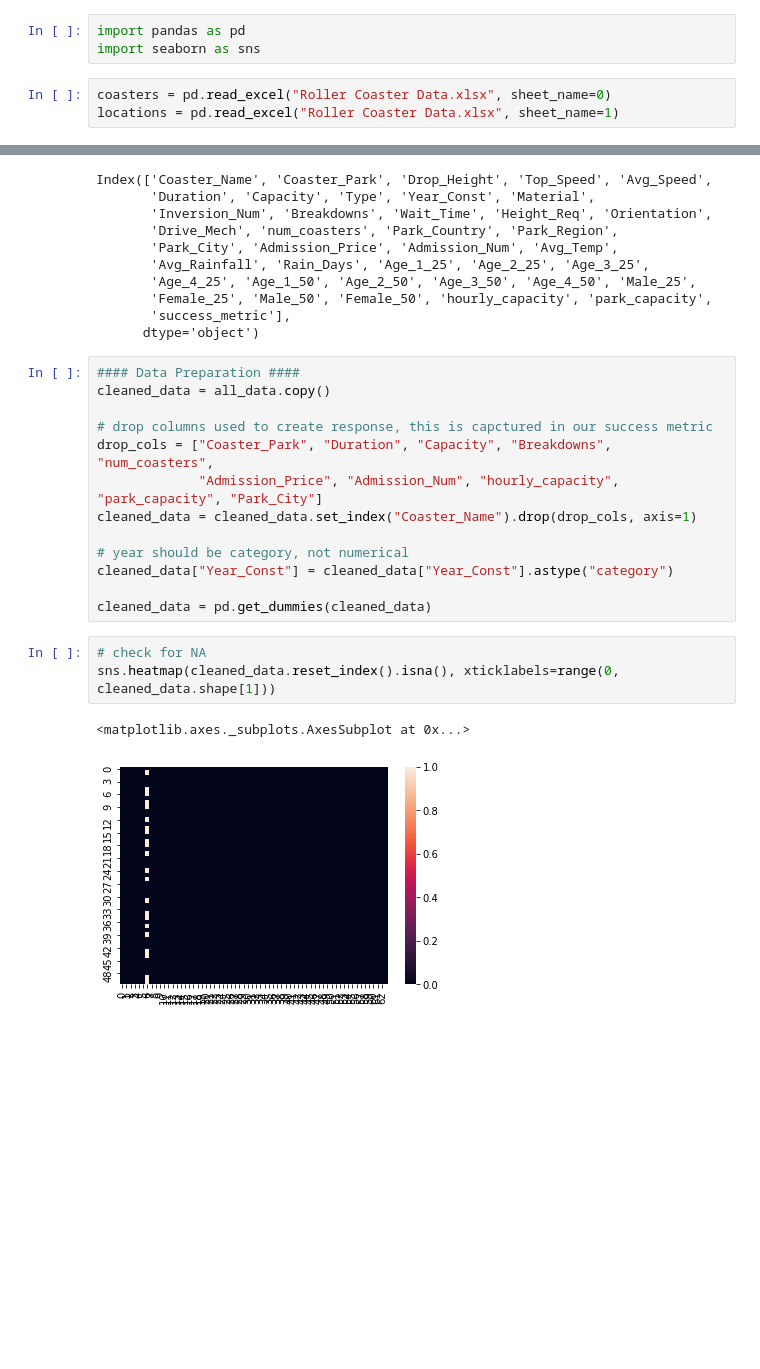
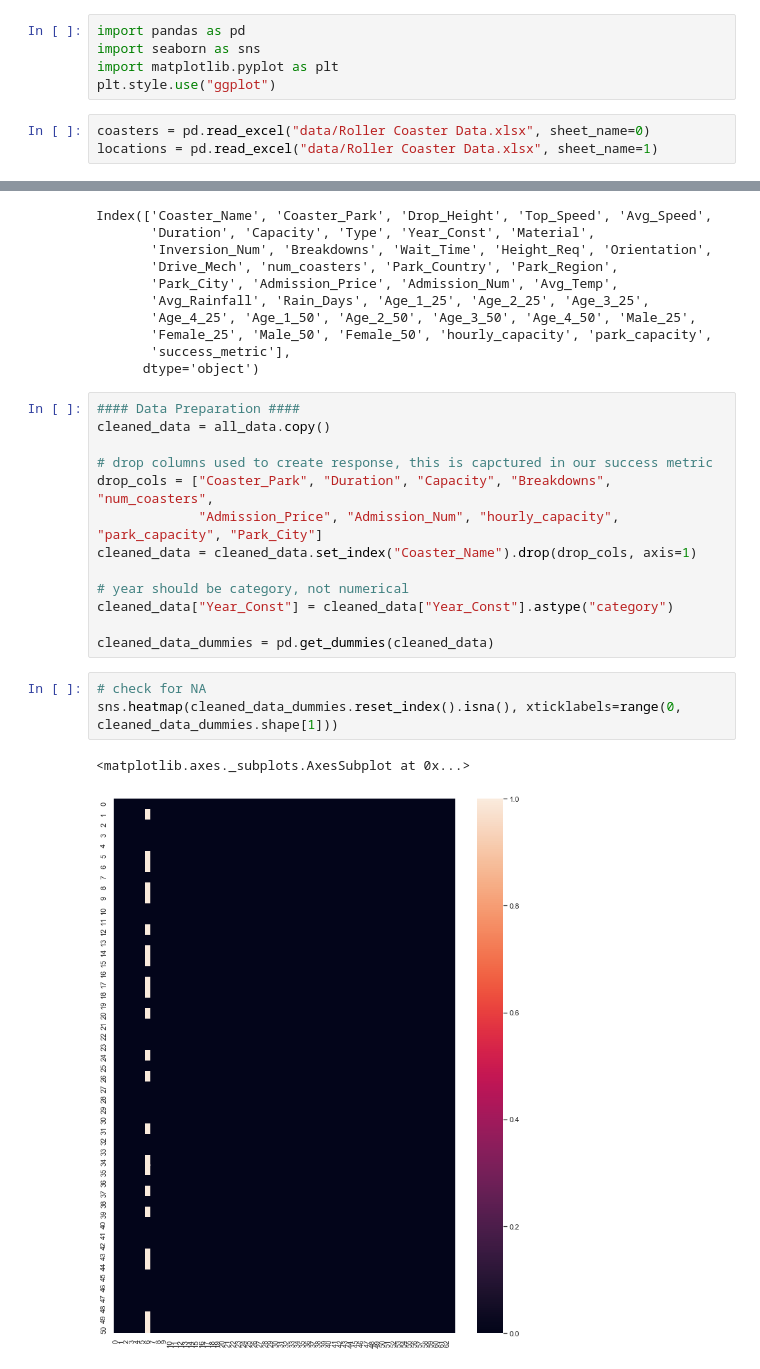
Before and after one commit to alecarreche/FLB, a Jupyter notebook: preprocessing.ipynb, the cells around one changed output, grey strips where cells are left out. Cells and saved outputs as stored; diff of their text form; blank space fills up the shorter version.

```diff
--- a/preprocessing.ipynb
+++ b/preprocessing.ipynb
@@ -1,9 +1,11 @@
 # %%
 import pandas as pd
 import seaborn as sns
+import matplotlib.pyplot as plt
+plt.style.use("ggplot")
 # %%
-coasters = pd.read_excel("Roller Coaster Data.xlsx", sheet_name=0)
-locations = pd.read_excel("Roller Coaster Data.xlsx", sheet_name=1)
+coasters = pd.read_excel("data/Roller Coaster Data.xlsx", sheet_name=0)
+locations = pd.read_excel("data/Roller Coaster Data.xlsx", sheet_name=1)
 # %%
 coasters.head()
 # %% [output]
@@ -127,11 +109,11 @@ cleaned_data = cleaned_data.set_index("Coaster_Name").drop(drop_cols, axis=1)
 # year should be category, not numerical
 cleaned_data["Year_Const"] = cleaned_data["Year_Const"].astype("category")
 
-cleaned_data = pd.get_dummies(cleaned_data)
+cleaned_data_dummies = pd.get_dummies(cleaned_data)
 # %%
 # check for NA
-sns.heatmap(cleaned_data.reset_index().isna(), xticklabels=range(0, cleaned_data.shape[1]))
+sns.heatmap(cleaned_data_dummies.reset_index().isna(), xticklabels=range(0, cleaned_data_dummies.shape[1]))
 # %% [output]
 <matplotlib.axes._subplots.AxesSubplot at 0x...>
-[figure, old version]
+[figure, new version]
 # %%
```
Also changed, not shown: parts of 21 cells of this notebook, 12 other files.
